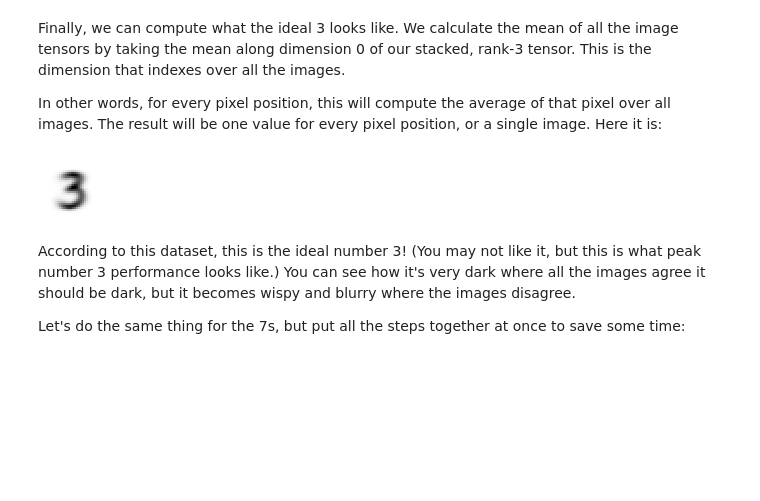
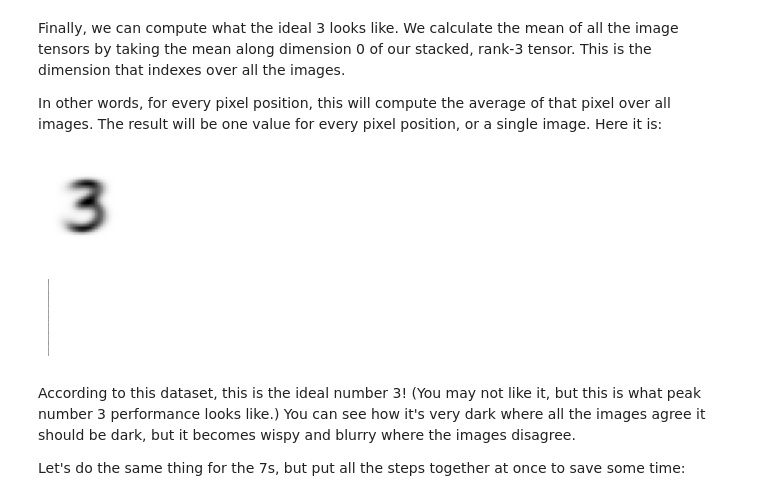
Before and after one commit to markom-x/fastbook, a Jupyter notebook: 04_mnist_basics.ipynb, the cells around one changed output. Cells and saved outputs as stored; diff of their text form; code cells hidden in the pictures; blank space fills up the shorter version.

```diff
--- a/04_mnist_basics.ipynb
+++ b/04_mnist_basics.ipynb
@@ -194,11 +196,17 @@ stacked_threes.ndim
 Finally, we can compute what the ideal 3 looks like. We calculate the mean of all the image tensors by taking the mean along dimension 0 of our stacked, rank-3 tensor. This is the dimension that indexes over all the images.
 
 In other words, for every pixel position, this will compute the average of that pixel over all images. The result will be one value for every pixel position, or a single image. Here it is:
-# %%
-mean3 = stacked_threes.mean(0)
-show_image(mean3);
-# %% [output]
-[figure, removed]
+# %%
+#if i want to compute the mean for all the 6k matrices i'll use the 0 place cause the shape is (6k, 28, 28)
+mean3 = stacked_threes.mean(0)
+show_image(mean3);
+
+#instead if i want to compute the mean for just the rows i'll get 6k averages of values in the rows
+meanr = stacked_threes.mean(1)
+show_image(meanr);
+# %% [output]
+[figure, added]
+[figure, added]
 # %% [markdown]
 According to this dataset, this is the ideal number 3! (You may not like it, but this is what peak number 3 performance looks like.) You can see how it's very dark where all the images agree it should be dark, but it becomes wispy and blurry where the images disagree.
 
```
Also changed, not shown: parts of 8 cells of this notebook.
